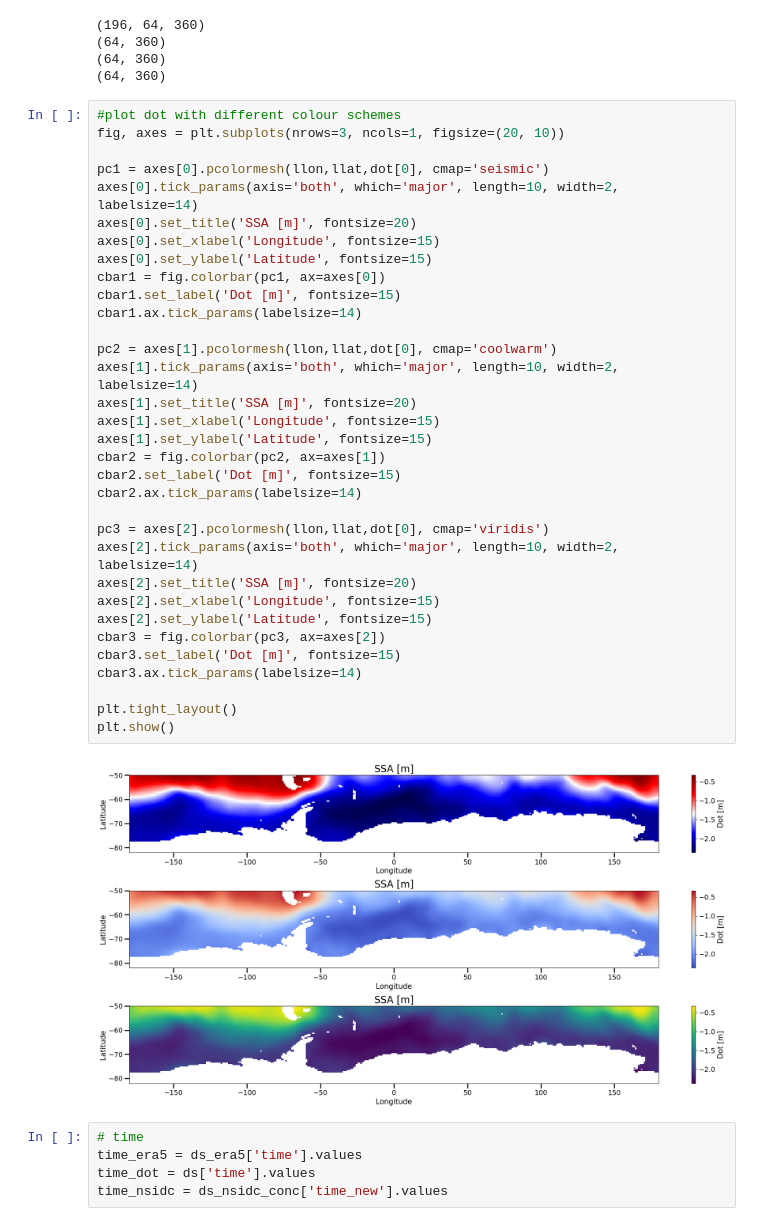
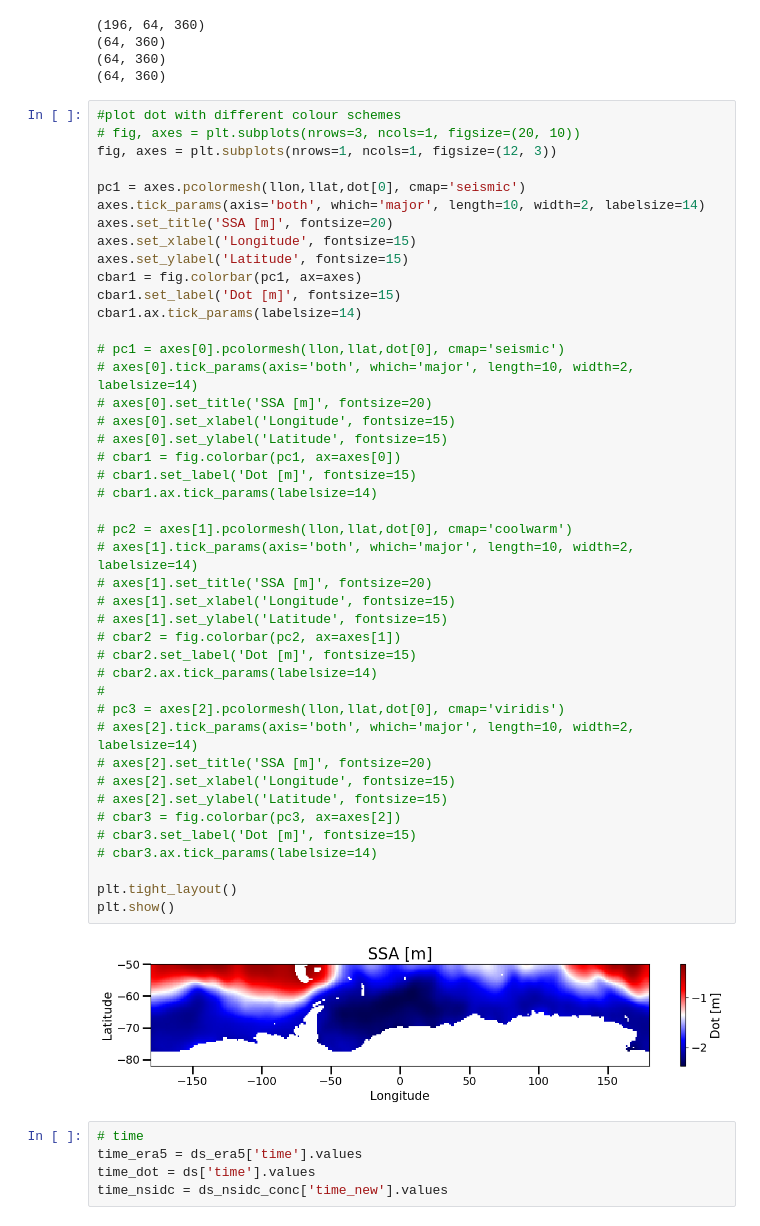
Before and after one commit to isabelle-white/SSH_wind_SI, a Jupyter notebook: mca_shared_izzy/mca_shared_si_conc_nsidc.ipynb, the cells around one changed output. Cells and saved outputs as stored; diff of their text form.

```diff
--- a/mca_shared_izzy/mca_shared_si_conc_nsidc.ipynb
+++ b/mca_shared_izzy/mca_shared_si_conc_nsidc.ipynb
@@ -351,39 +351,49 @@ print(dot[0].shape)
 (64, 360)
 # %%
 #plot dot with different colour schemes
-fig, axes = plt.subplots(nrows=3, ncols=1, figsize=(20, 10))
+# fig, axes = plt.subplots(nrows=3, ncols=1, figsize=(20, 10))
+fig, axes = plt.subplots(nrows=1, ncols=1, figsize=(12, 3))
 
-pc1 = axes[0].pcolormesh(llon,llat,dot[0], cmap='seismic')
-axes[0].tick_params(axis='both', which='major', length=10, width=2, labelsize=14)
-axes[0].set_title('SSA [m]', fontsize=20)
-axes[0].set_xlabel('Longitude', fontsize=15)
-axes[0].set_ylabel('Latitude', fontsize=15)
-cbar1 = fig.colorbar(pc1, ax=axes[0])
+pc1 = axes.pcolormesh(llon,llat,dot[0], cmap='seismic')
+axes.tick_params(axis='both', which='major', length=10, width=2, labelsize=14)
+axes.set_title('SSA [m]', fontsize=20)
+axes.set_xlabel('Longitude', fontsize=15)
+axes.set_ylabel('Latitude', fontsize=15)
+cbar1 = fig.colorbar(pc1, ax=axes)
 cbar1.set_label('Dot [m]', fontsize=15)
 cbar1.ax.tick_params(labelsize=14)
 
-pc2 = axes[1].pcolormesh(llon,llat,dot[0], cmap='coolwarm')
-axes[1].tick_params(axis='both', which='major', length=10, width=2, labelsize=14)
-axes[1].set_title('SSA [m]', fontsize=20)
-axes[1].set_xlabel('Longitude', fontsize=15)
-axes[1].set_ylabel('Latitude', fontsize=15)
-cbar2 = fig.colorbar(pc2, ax=axes[1])
-cbar2.set_label('Dot [m]', fontsize=15)
-cbar2.ax.tick_params(labelsize=14)
+# pc1 = axes[0].pcolormesh(llon,llat,dot[0], cmap='seismic')
+# axes[0].tick_params(axis='both', which='major', length=10, width=2, labelsize=14)
+# axes[0].set_title('SSA [m]', fontsize=20)
+# axes[0].set_xlabel('Longitude', fontsize=15)
+# axes[0].set_ylabel('Latitude', fontsize=15)
+# cbar1 = fig.colorbar(pc1, ax=axes[0])
+# cbar1.set_label('Dot [m]', fontsize=15)
+# cbar1.ax.tick_params(labelsize=14)
 
-pc3 = axes[2].pcolormesh(llon,llat,dot[0], cmap='viridis')
-axes[2].tick_params(axis='both', which='major', length=10, width=2, labelsize=14)
-axes[2].set_title('SSA [m]', fontsize=20)
-axes[2].set_xlabel('Longitude', fontsize=15)
-axes[2].set_ylabel('Latitude', fontsize=15)
-cbar3 = fig.colorbar(pc3, ax=axes[2])
-cbar3.set_label('Dot [m]', fontsize=15)
-cbar3.ax.tick_params(labelsize=14)
+# pc2 = axes[1].pcolormesh(llon,llat,dot[0], cmap='coolwarm')
+# axes[1].tick_params(axis='both', which='major', length=10, width=2, labelsize=14)
+# axes[1].set_title('SSA [m]', fontsize=20)
+# axes[1].set_xlabel('Longitude', fontsize=15)
+# axes[1].set_ylabel('Latitude', fontsize=15)
+# cbar2 = fig.colorbar(pc2, ax=axes[1])
+# cbar2.set_label('Dot [m]', fontsize=15)
+# cbar2.ax.tick_params(labelsize=14)
+#
+# pc3 = axes[2].pcolormesh(llon,llat,dot[0], cmap='viridis')
+# axes[2].tick_params(axis='both', which='major', length=10, width=2, labelsize=14)
+# axes[2].set_title('SSA [m]', fontsize=20)
+# axes[2].set_xlabel('Longitude', fontsize=15)
+# axes[2].set_ylabel('Latitude', fontsize=15)
+# cbar3 = fig.colorbar(pc3, ax=axes[2])
+# cbar3.set_label('Dot [m]', fontsize=15)
+# cbar3.ax.tick_params(labelsize=14)
 
 plt.tight_layout()
 plt.show()
 # %% [output]
-[figure, old version]
+[figure, new version]
 # %%
 # time
 time_era5 = ds_era5['time'].values
```
Also changed, not shown: parts of 19 cells of this notebook, 8 other files.
